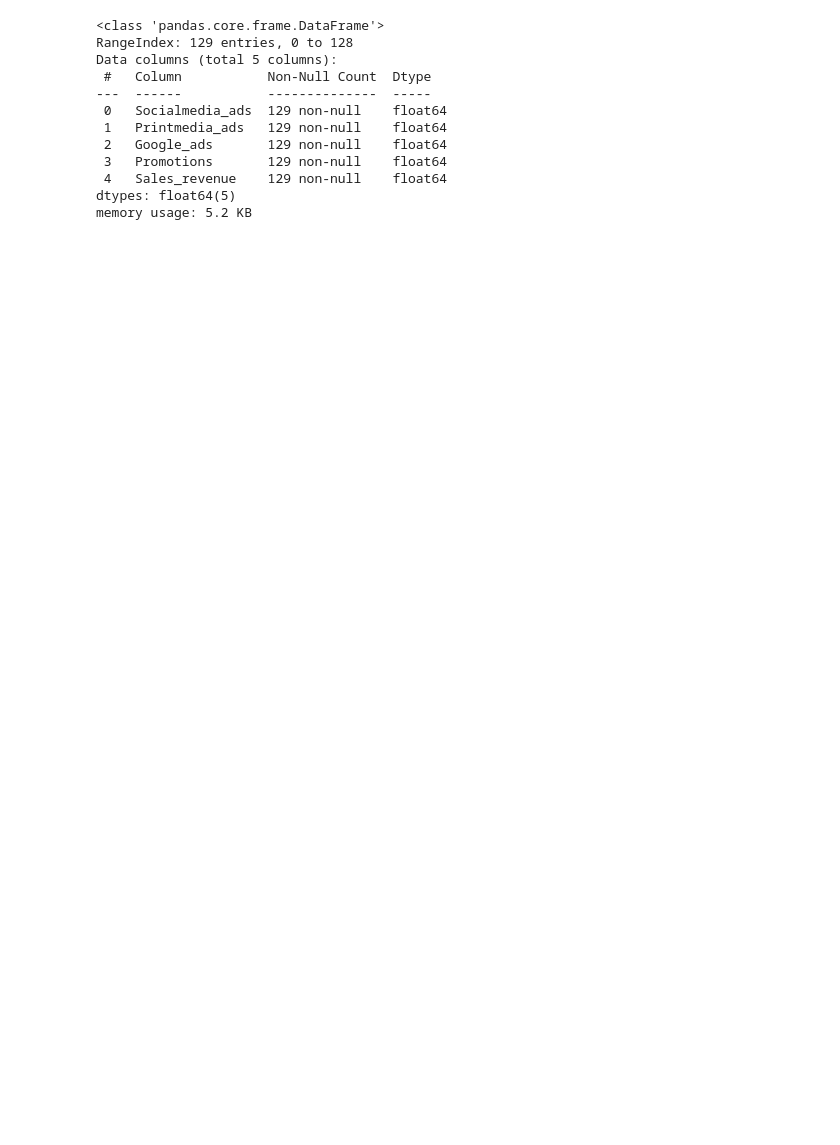
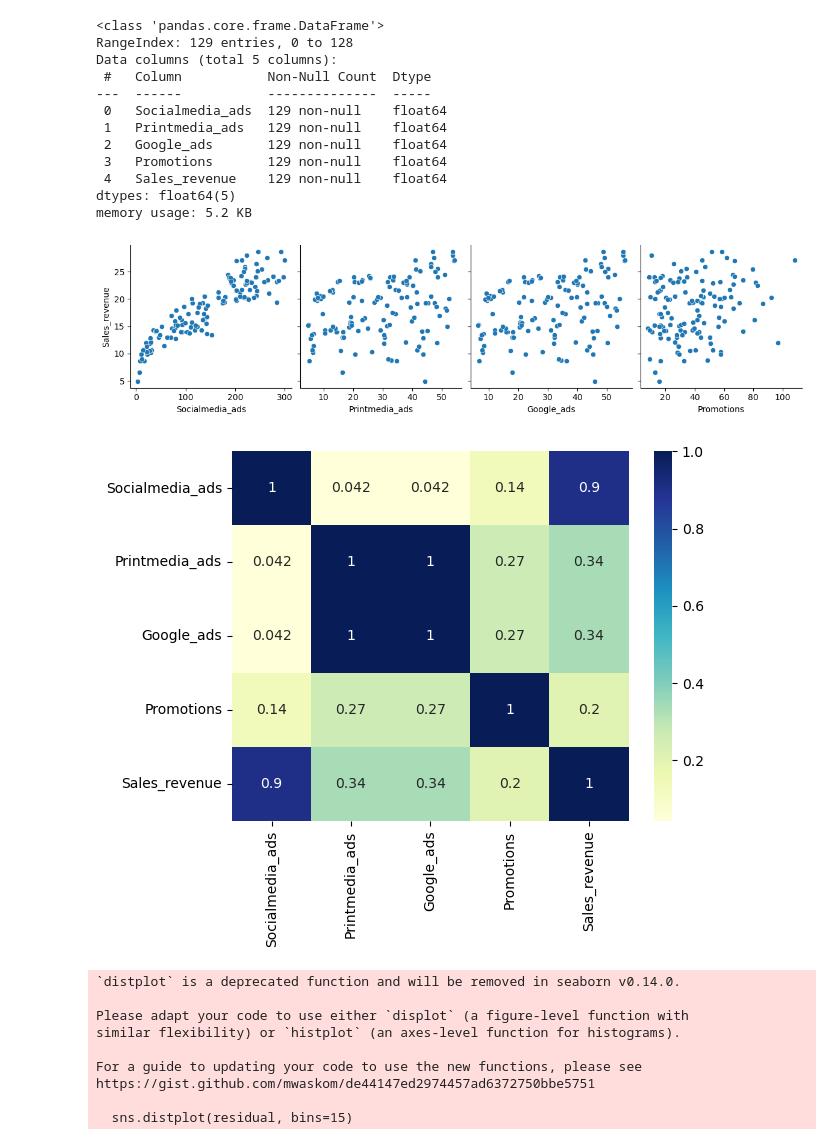
Before and after one commit to jerometechsolutions/simple_linear_regression_project, a Jupyter notebook: linear_regression.ipynb, the cells around one changed output. Drawn from its saved outputs; the diff is of its cells as text; code cells hidden in the pictures; blank space fills up the shorter version.

Commit message:
completed model

```diff
--- a/linear_regression.ipynb
+++ b/linear_regression.ipynb
@@ -25,6 +2,7 @@ Marketing_Sales_Data
 import pandas as pd
 import numpy as np
 
+#step1 - read and understand the data
 # read csv file using pandas
 Marketing_Sales_Data=pd.read_csv("MarketingExpenses_SalesRevenue.csv")
 Marketing_Sales_Data
@@ -32,35 +10,101 @@ Marketing_Sales_Data
 # Know the data shape, info and data descriptions
 Marketing_Sales_Data.shape
 Marketing_Sales_Data.info()
 Marketing_Sales_Data.describe()
 
+#step2: visualize data
 # Generate the scatter plot for each indepdent variable with respect to sales revenue
 import matplotlib.pyplot as plt
 import seaborn as sns
-#sns.pairplot(Marketing_Sales_Data, x_vars=['Socialmedia_ads','Printmedia_ads','Google_ads','Promotions'], y_vars=['Sales_revenue'], kind='scatter', aspect=1, size=3)
-#plt.show()
+sns.pairplot(Marketing_Sales_Data, x_vars=['Socialmedia_ads','Printmedia_ads','Google_ads','Promotions'], y_vars=['Sales_revenue'], kind='scatter', aspect=1, size=3)
+plt.show()
 
 #Genrate heatmap to check correlation
-#sns.heatmap(Marketing_Sales_Data.corr(), cmap='YlGnBu', annot=True)
-#plt.show()
+sns.heatmap(Marketing_Sales_Data.corr(), cmap='YlGnBu', annot=True)
+plt.show()
 
 # Create the X and Y values
 X=Marketing_Sales_Data['Socialmedia_ads']
 Y=Marketing_Sales_Data['Sales_revenue']
 
 # split training set and test test
 from sklearn.model_selection import train_test_split
-X_train,x_test,Y_train,y_test= train_test_split(X,Y,train_size=.7,test_size=.3, random_state=100)
+X_train,x_test,Y_train,y_test= train_test_split(X,Y,train_size=.75,test_size=.25, random_state=100)
+
+# third step - build and generate model
+import statsmodels.api as sm
+X_train_with_const=sm.add_constant(X_train)
+#X_train_with_const
+
+#generate best fit line using ordinary least square
+
+bestFitLine=sm.OLS(Y_train,X_train_with_const).fit()
+
+# print parameters of best fit line
+bestFitLine.params
+
+# summary of best fit regression line
+#print(bestFitLine.t_test([1, 0]))
+bestFitLine.summary()
+
+#Plot scatter plot using best fit line
+
+plt.scatter(X_train,Y_train)
+plt.plot(X_train,10.0904 + 0.0561*X_train ,'r')
+plt.show
+
+#step4 - residual analysis
+
+y_train_prediction= bestFitLine.predict(X_train_with_const)
+residual= Y_train-y_train_prediction
+
+#check normal distribution in residual using histogram
+residualFigure=plt.figure()
+sns.distplot(residual, bins=15)
+plt.title("Error terms", fontsize=20)
+plt.xlabel("Y_train-y_train_prediction",fontsize= 20)
+
+# check any specific pattern exist on residual
+plt.scatter(X_train,residual)
+plt.show()
+
+#step5 - make predicitons
+# add constant to test data and make prediction of y value
+x_test_add_contant=sm.add_constant(x_test)
+y_test_prediction=bestFitLine.predict(x_test_add_contant)
+y_test_prediction
+
+# find R square
+from sklearn.metrics import r2_score
+# Checking the R-squared value
+r_squared_value = r2_score(y_test, y_test_prediction)
+r_squared_value
+
+#scatter plot for best fit line of test data
+plt.scatter(x_test, y_test)
+plt.plot(x_test, y_test_prediction, 'r')
+plt.show()
 # %% [output]
 <class 'pandas.core.frame.DataFrame'>
 RangeIndex: 129 entries, 0 to 128
 Data columns (total 5 columns):
  #   Column           Non-Null Count  Dtype
 ---  ------           --------------  -----
  0   Socialmedia_ads  129 non-null    float64
  1   Printmedia_ads   129 non-null    float64
  2   Google_ads       129 non-null    float64
  3   Promotions       129 non-null    float64
  4   Sales_revenue    129 non-null    float64
 dtypes: float64(5)
 memory usage: 5.2 KB
+[figure, added]
+[figure, added]
+`distplot` is a deprecated function and will be removed in seaborn v0.14.0.
+
+Please adapt your code to use either `displot` (a figure-level function with
+similar flexibility) or `histplot` (an axes-level function for histograms).
+
+For a guide to updating your code to use the new functions, please see
+https://gist.github.com/mwaskom/de44147ed2974457ad6372750bbe5751
+
+  sns.distplot(residual, bins=15)
```
Also changed, not shown: parts of 2 cells of this notebook.
